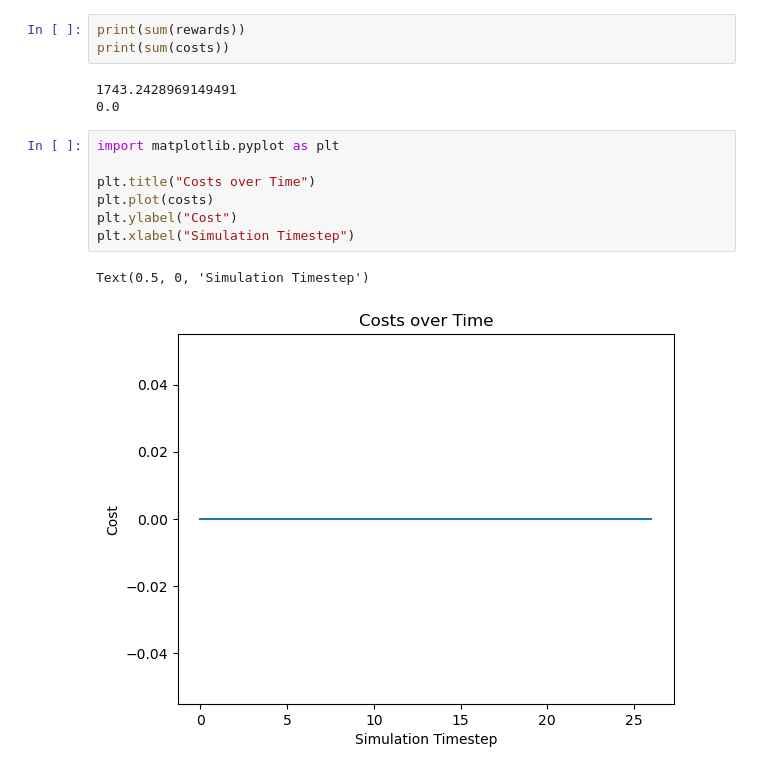
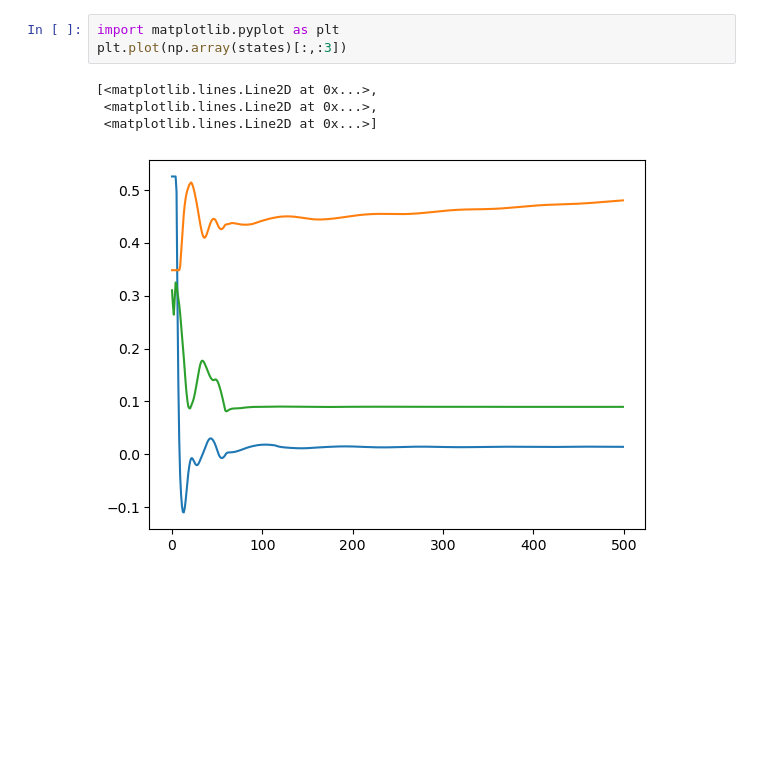
Before and after one commit to MACS-Research-Lab/safe-crl, a Jupyter notebook: code/Environment Test.ipynb, the cells around one changed output. Saved outputs shown, nothing was run; the diff lists cells and outputs as text; blank space fills up the shorter version.

```diff
--- a/code/Environment Test.ipynb
+++ b/code/Environment Test.ipynb
@@ -56,16 +99,8 @@ plt.plot(np.array(states), alpha=0.5, linestyle=':')
-# %%
-print(sum(rewards))
-print(sum(costs))
-# %% [output]
-1743.2428969149491
-0.0
 # %%
 import matplotlib.pyplot as plt
-
-plt.title("Costs over Time")
-plt.plot(costs)
-plt.ylabel("Cost")
-plt.xlabel("Simulation Timestep")
+plt.plot(np.array(states)[:,:3])
 # %% [output]
-Text(0.5, 0, 'Simulation Timestep')
+[<matplotlib.lines.Line2D at 0x...>,
+ <matplotlib.lines.Line2D at 0x...>,
+ <matplotlib.lines.Line2D at 0x...>]
-[figure, old version]
+[figure, new version]
```
Also changed, not shown: parts of 3 cells of this notebook, 17 other files.
